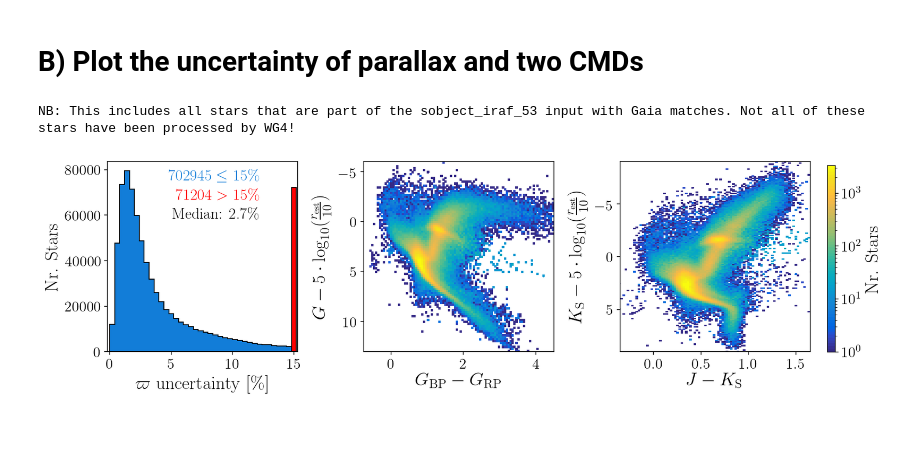
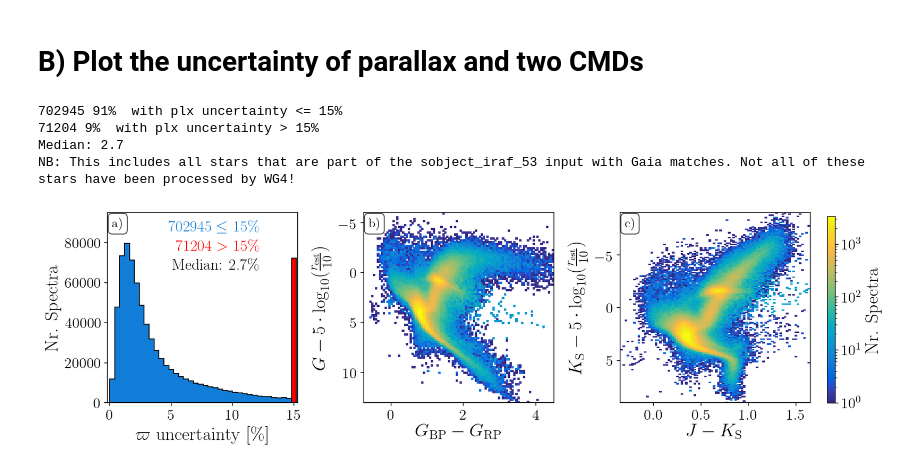
Before and after one commit to svenbuder/GALAH_DR3, a Jupyter notebook: input/galah_dr3_input.ipynb, the cells around one changed output. Saved outputs shown, nothing was run; the diff lists cells and outputs as text; code cells hidden in the pictures; blank space fills up the shorter version.

Commit message:
first figure

```diff
--- a/input/galah_dr3_input.ipynb
+++ b/input/galah_dr3_input.ipynb
@@ -233,7 +233,8 @@ def plot_parallax_quality_and_cmds():
         bins=np.arange(0,15.3,0.4),color='r',histtype='stepfilled',ec='k',zorder=1
         )
     ax1.set_xlim(-0.2,15.3)
-    ax1.set_ylabel('Nr. Stars')
+    ax1.set_ylim(0,95000)
+    ax1.set_ylabel('Nr. Spectra')
     ax1.set_xlabel(r'$\varpi$ uncertainty [\%]')
     ax1.text(0.8,0.9,str(len(stack_at_end[stack_at_end<15]))+' $\leq$ 15\%',c=willi_blau,transform=ax1.transAxes,ha='right')
     ax1.text(0.8,0.8,str(len(stack_at_end[stack_at_end==15]))+' $>$ 15\%',c='r',transform=ax1.transAxes,ha='right')
@@ -250,32 +251,49 @@ def plot_parallax_quality_and_cmds():
     ax2.set_ylim(13,-6)
     ax2.set_xlabel(r'$G_\text{BP} - G_\text{RP}$')
     ax2.set_ylabel(r'$G - 5\cdot \log_{10}(\frac{r_\text{est}}{10})$')
 
     p3, x3, y3, s3 = ax3.hist2d(
         data['j_m'][finite_parallax]-data['ks_m'][finite_parallax],
         data['ks_m'][finite_parallax]-5*np.log10(data['r_est'][finite_parallax]/10.),
         bins=(np.linspace(-1,3.5,200),np.linspace(-11,11,200)),
         cmin=1,cmap=parula,rasterized=True,
         norm=LogNorm()
         )
     ax3.set_xlim(-0.35,1.65)
     ax3.set_ylim(9,-9)
     ax3.set_xlabel(r'$J - K_\text{S}$')
     ax3.set_ylabel(r'$K_\text{S} - 5\cdot \log_{10}(\frac{r_\text{est}}{10})$')
 
     fig.subplots_adjust(right=0.8)
     plt.tight_layout(h_pad=1)
     cbar_ax = fig.add_axes([1.0, 0.22, 0.01, 0.7])
     c3=fig.colorbar(s3, cax=cbar_ax)
-    c3.set_label('Nr. Stars')
+    c3.set_label('Nr. Spectra')
+
+    props = dict(boxstyle='round', facecolor='w', alpha=0.75)
+    ax1.text(0.025, 0.975, 'a)', transform=ax1.transAxes, fontsize=14,
+            verticalalignment='top', bbox=props)
+    ax2.text(0.025, 0.975, 'b)', transform=ax2.transAxes, fontsize=14,
+            verticalalignment='top', bbox=props)
+    ax3.text(0.025, 0.975, 'c)', transform=ax3.transAxes, fontsize=14,
+            verticalalignment='top', bbox=props)
 
     return(fig)
+
+print(str(len(stack_at_end[stack_at_end<15])),"{:.0f}".format(100*len(stack_at_end[stack_at_end<15])/len(stack_at_end))+'%',' with plx uncertainty <= 15%')
+print(str(len(stack_at_end[stack_at_end==15])),"{:.0f}".format(100*len(stack_at_end[stack_at_end==15])/len(stack_at_end))+'%',' with plx uncertainty > 15%')
+print('Median: '+"{:.1f}".format(np.median(plx_uncertainty)))
+
 
 print('NB: This includes all stars that are part of the sobject_iraf_53 input with Gaia matches. Not all of these stars have been processed by WG4!')
 
 fig = plot_parallax_quality_and_cmds()
 fig.savefig('figures/plot_parallax_quality_and_cmds.pdf',dpi=200,bbox_inches='tight')
 fig.savefig('../release_paper/figures/plot_parallax_quality_and_cmds.pdf',dpi=200,bbox_inches='tight')
+fig.savefig('../release_paper/figures/plot_parallax_quality_and_cmds.png',dpi=200,bbox_inches='tight')
 # %% [output]
+702945 91%  with plx uncertainty <= 15%
+71204 9%  with plx uncertainty > 15%
+Median: 2.7
 NB: This includes all stars that are part of the sobject_iraf_53 input with Gaia matches. Not all of these stars have been processed by WG4!
-[figure, old version]
+[figure, new version]
```
